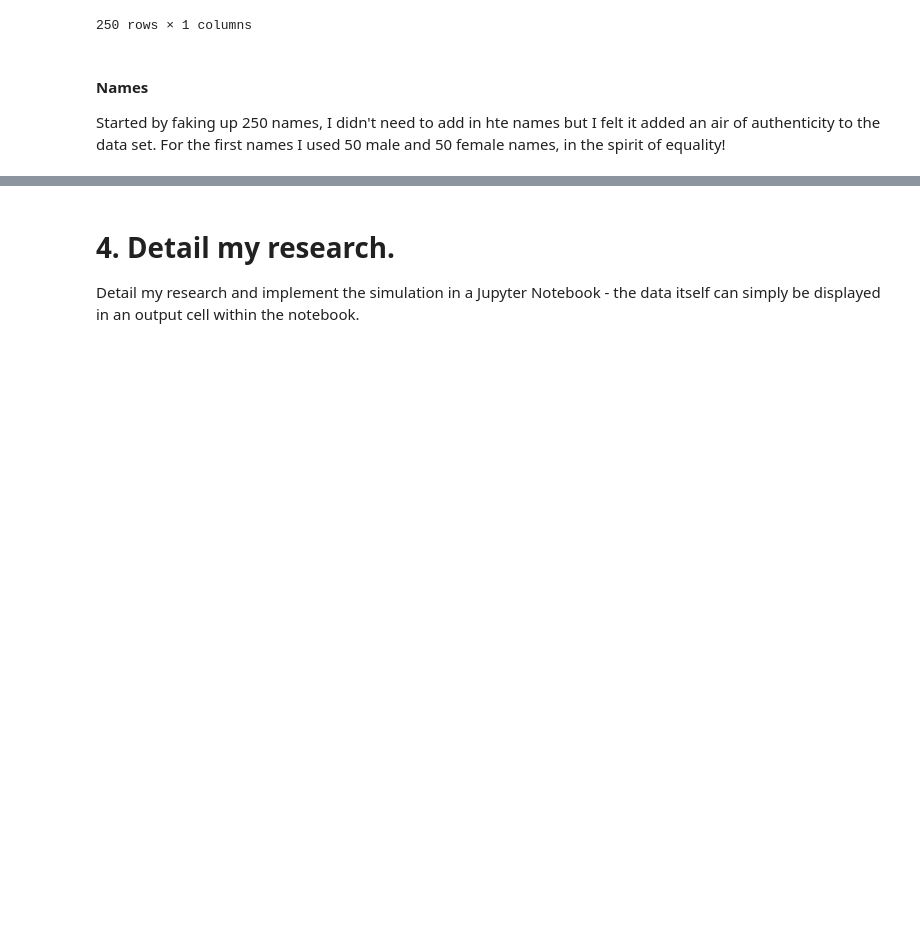
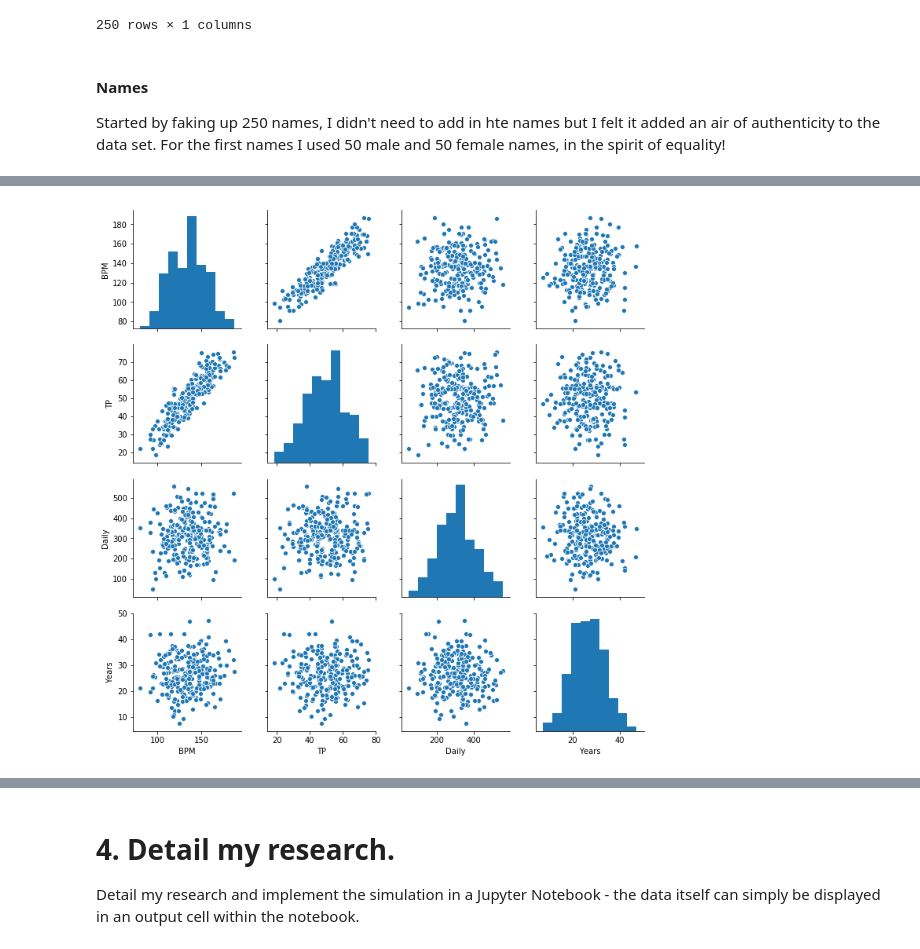
Before and after one commit to Wayne742/Programming-Project-S2, a Jupyter notebook: Programming for Data Analytics Project 2018.ipynb, the cells around one changed output, grey strips where cells are left out. Saved outputs shown, nothing was run; the diff lists cells and outputs as text; code cells hidden in the pictures; blank space fills up the shorter version.

Commit message:
Added pairplot and scatter plot to synhised data

```diff
--- a/Programming for Data Analytics Project 2018.ipynb
+++ b/Programming for Data Analytics Project 2018.ipynb
@@ -421 +421,5 @@ synthd
 250 rows × 5 columns
+# %%
+i = sns.pairplot(synthd)
+# %% [output]
+[figure, added]
```
Also changed, not shown: parts of 4 cells of this notebook.
